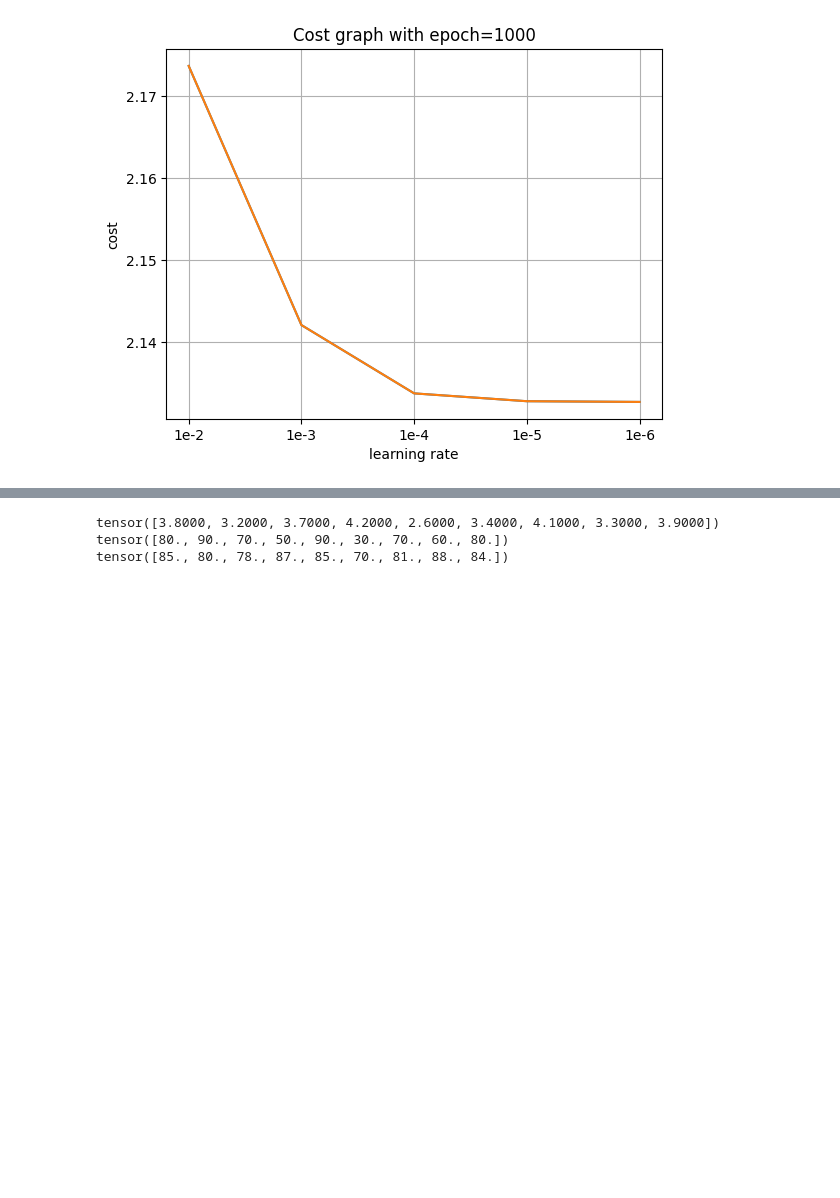
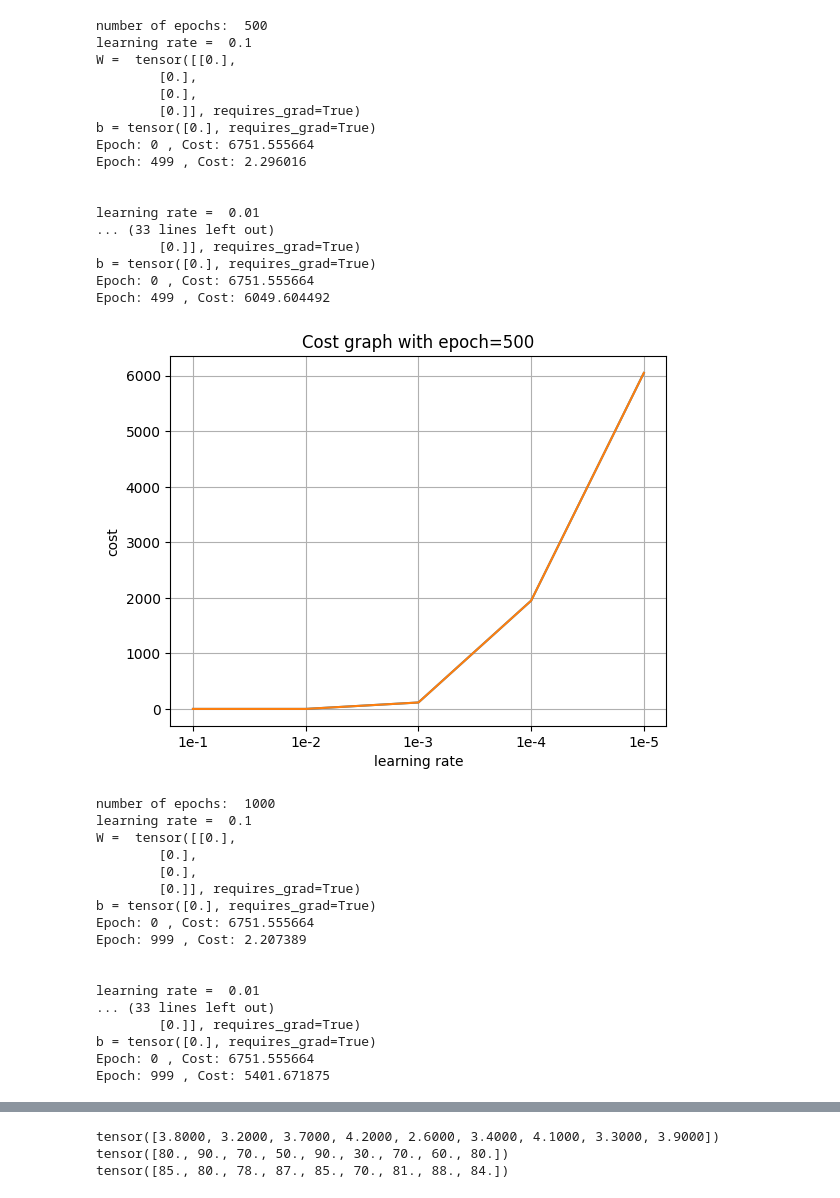
Before and after one commit to 9-coding/PyTorch, a Jupyter notebook: Lecture-Deep_Learning/03-multiple_linear_regression.ipynb, the cells around one changed output, grey strips where cells are left out. Saved outputs shown, nothing was run; the diff lists cells and outputs as text; code cells hidden in the pictures; blank space fills up the shorter version.

Commit message:
FEAT: add epochs and learning_rate comparison analysis code FEAT: add initialization weight and bias

```diff
--- a/Lecture-Deep_Learning/03-multiple_linear_regression.ipynb
+++ b/Lecture-Deep_Learning/03-multiple_linear_regression.ipynb
@@ -75,40 +89,36 @@ My final predict socre is estimated as 97.286110
 num_epochs = 1000
 results = []
 
-def draw_plot(data, op):
+def draw_plot(data, epoch, opt):
   fig = plt.figure()
   ax = fig.add_subplot()
   ax.plot(data)
-  if op == 0:
+  if opt == 0:
     ax.plot(history)
     plt.title('Cost graph')
-    plt.xlabel('epochs') # x축 제목
+    plt.xlabel('epochs')
   else:
     ax.plot(results)
-    plt.title('Cost graph with epoch=1000')
-    plt.xlabel('learning rate') # x축 제목
+    plt.title(f'Cost graph with epoch={epoch}')
+    plt.xlabel('learning rate')
     ax.set_xticks([0, 1, 2, 3, 4])
-    ax.set_xticklabels(['1e-2', '1e-3', '1e-4', '1e-5', '1e-6'])
-  plt.ylabel('cost') # y축 제목
+    ax.set_xticklabels(['1e-1', '1e-2', '1e-3', '1e-4', '1e-5'])
+  plt.ylabel('cost')
   ax.grid()
   plt.show()
 
 
-draw_plot(history, 0)
+draw_plot(history, 1000, 0)
 
-def learning(optimizer):
-  for epoch in range(num_epochs):
-    hypothesis = x_train.matmul(W) + b
-    cost = torch.mean((hypothesis - y_train) ** 2)
-    history.append(cost.item())
-    optimizer.zero_grad()
-    cost.backward()
-    optimizer.step()
-  results.append(cost.item())
+learning_rates = [1e-1, 1e-2, 1e-3, 1e-4, 1e-5]
+num_epochs = [500, 1000, 2000, 5000]
 
-learning_rates = [1e-2, 1e-3, 1e-4, 1e-5, 1e-6]
-for i in learning_rates:
-  learning(optim.Adam([W, b], lr = i))
+for num_epoch in num_epochs:
+  print("\nnumber of epochs: ", num_epoch)
+  results=[]
+  for i in learning_rates:
+    W, b = weight_bias_reset() # Initialize weight and bias every epoch
+    learning(optim.Adam([W, b], lr = i), i, num_epoch, W, b, 1)
 
-draw_plot(results, 1)
+  draw_plot(results, num_epoch, 1)
 # %% [output]
@@ -116 +126,35 @@ draw_plot(results, 1)
+number of epochs:  500
+learning rate =  0.1
+W =  tensor([[0.],
+        [0.],
+        [0.],
+        [0.]], requires_grad=True)
+b = tensor([0.], requires_grad=True)
+Epoch: 0 , Cost: 6751.555664
+Epoch: 499 , Cost: 2.296016
+
+
+learning rate =  0.01
+... (33 lines left out)
+        [0.]], requires_grad=True)
+b = tensor([0.], requires_grad=True)
+Epoch: 0 , Cost: 6751.555664
+Epoch: 499 , Cost: 6049.604492
-[figure, old version]
+[figure, new version]
+number of epochs:  1000
+learning rate =  0.1
+W =  tensor([[0.],
+        [0.],
+        [0.],
+        [0.]], requires_grad=True)
+b = tensor([0.], requires_grad=True)
+Epoch: 0 , Cost: 6751.555664
+Epoch: 999 , Cost: 2.207389
+
+
+learning rate =  0.01
+... (33 lines left out)
+        [0.]], requires_grad=True)
+b = tensor([0.], requires_grad=True)
+Epoch: 0 , Cost: 6751.555664
+Epoch: 999 , Cost: 5401.671875
```
Also changed, not shown: parts of 3 cells of this notebook.
